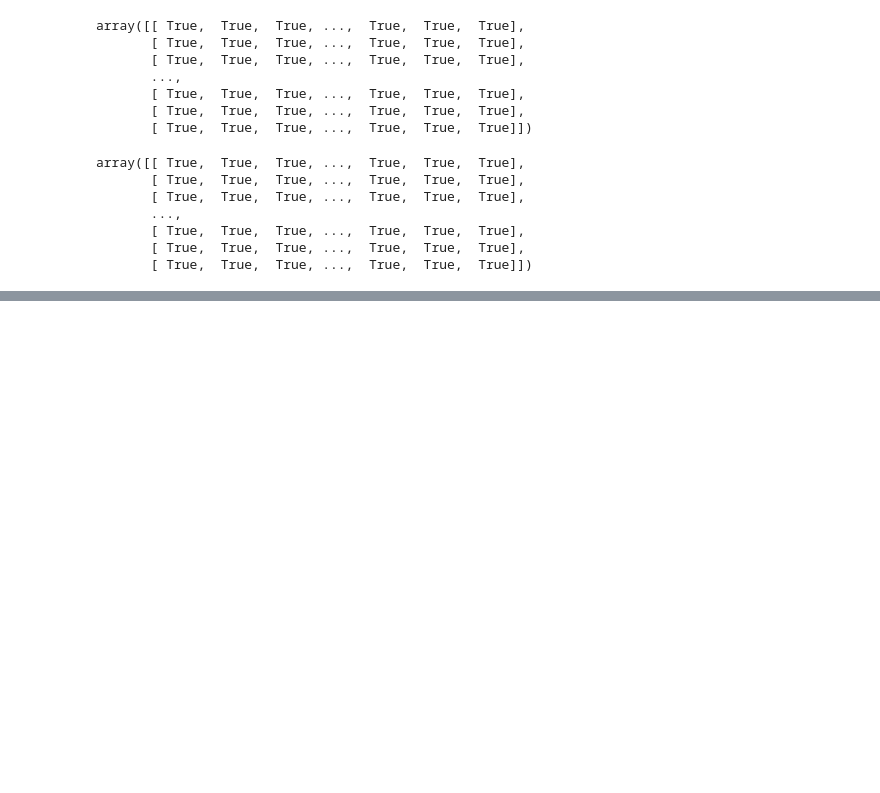
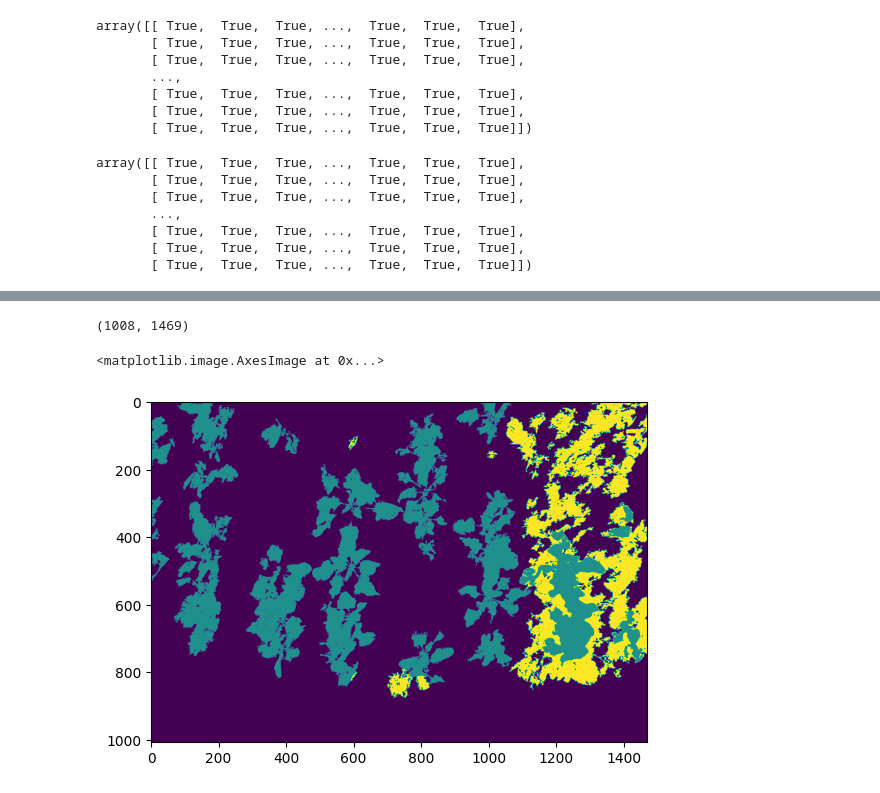
Before and after one commit to Deceptrax123/Crop-Weed-Semantic-Segmentation, a Jupyter notebook: tests.ipynb, the cells around one changed output, grey strips where cells are left out. Drawn from its saved outputs; the diff is of its cells as text; code cells hidden in the pictures; blank space fills up the shorter version.

```diff
--- a/tests.ipynb
+++ b/tests.ipynb
@@ -195,0 +252,20 @@ img1.shape,img2.shape,img3.shape
+# %%
+#test set
+
+pathx="./data/Sequoia/SequoiaNIR_30/test/0000_nir_crop.png"
+pathy="./data/Sequoia/SequoiaNIR_30/testannot/0000.png"
+
+imgx=Image.open(pathx)
+imgy=Image.open(pathy)
+
+imgx=np.array(imgx)
+imgy=np.array(imgy)
+# %%
+imgy.shape
+# %% [output]
+(1008, 1469)
+# %%
+plt.imshow(imgy)
+# %% [output]
+<matplotlib.image.AxesImage at 0x...>
+[figure, added]
```
Also changed, not shown: parts of 8 cells of this notebook.
